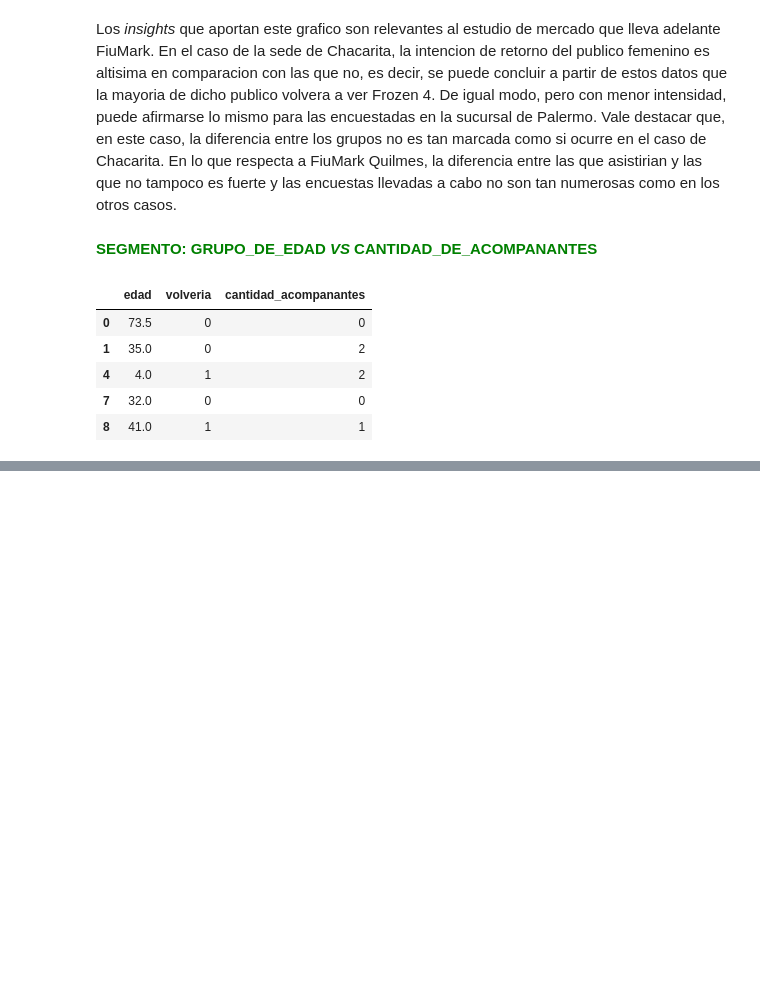
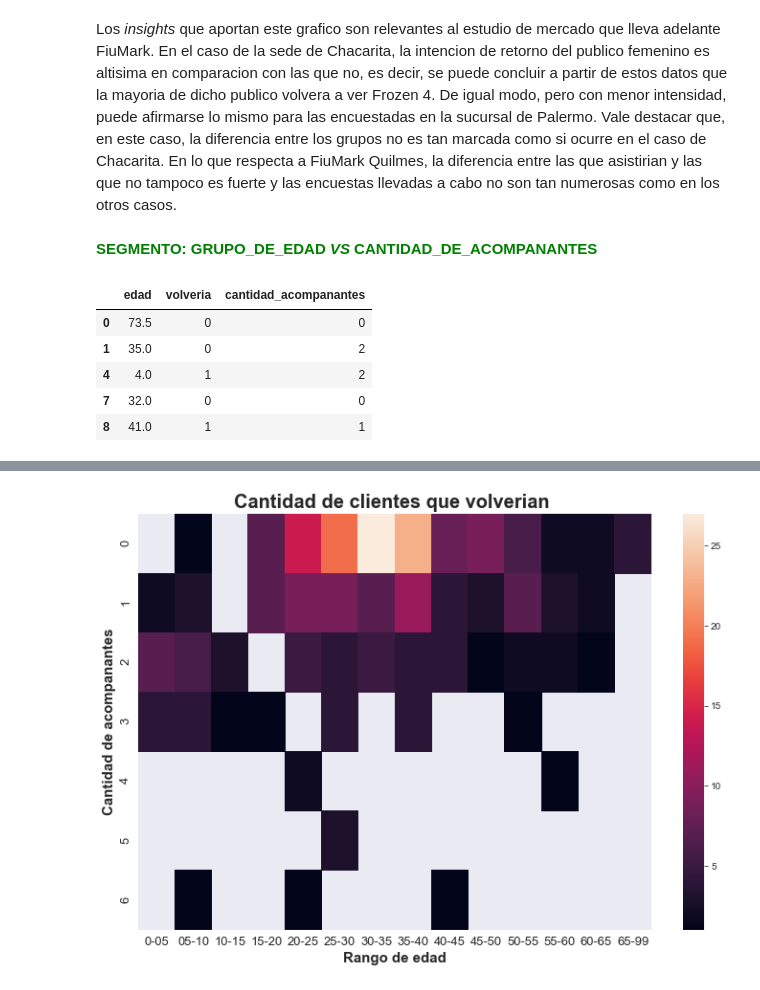
Before and after one commit to lionelguglielmone/OrgaDeCompusTP, a Jupyter notebook: tp1_main.ipynb, the cells around one changed output, grey strips where cells are left out. Saved outputs shown, nothing was run; the diff lists cells and outputs as text; code cells hidden in the pictures; blank space fills up the shorter version.

Commit message:
ultimas visualizaciones y comentarios sobre el analisis exploratorio de datos

```diff
--- a/tp1_main.ipynb
+++ b/tp1_main.ipynb
@@ -1365,0 +1325,20 @@ df_mayores_50_vs_cant_acompanantes.head()
+# %%
+#Armamos los grupos de edades para clasificar
+df_edad_vs_cant_acompanantes = df_edad_vs_cant_acompanantes.dropna()
+df_edad_vs_cant_acompanantes.loc[df_edad_vs_cant_acompanantes['edad']<=5, 'rango'] = '0-05'
+df_edad_vs_cant_acompanantes.loc[df_edad_vs_cant_acompanantes['edad']>5 , 'rango'] = '05-10'
+df_edad_vs_cant_acompanantes.loc[df_edad_vs_cant_acompanantes['edad']>=10 , 'rango'] = '10-15'
+df_edad_vs_cant_acompanantes.loc[df_edad_vs_cant_acompanantes['edad']>=15 , 'rango'] = '15-20'
+df_edad_vs_cant_acompanantes.loc[df_edad_vs_cant_acompanantes['edad']>=20 , 'rango'] = '20-25'
+df_edad_vs_cant_acompanantes.loc[df_edad_vs_cant_acompanantes['edad']>=25 , 'rango'] = '25-30'
+df_edad_vs_cant_acompanantes.loc[df_edad_vs_cant_acompanantes['edad']>=30 , 'rango'] = '30-35'
+df_edad_vs_cant_acompanantes.loc[df_edad_vs_cant_acompanantes['edad']>=35 , 'rango'] = '35-40'
+df_edad_vs_cant_acompanantes.loc[df_edad_vs_cant_acompanantes['edad']>=40 , 'rango'] = '40-45'
+df_edad_vs_cant_acompanantes.loc[df_edad_vs_cant_acompanantes['edad']>=45 , 'rango'] = '45-50'
+df_edad_vs_cant_acompanantes.loc[df_edad_vs_cant_acompanantes['edad']>=50 , 'rango'] = '50-55'
+df_edad_vs_cant_acompanantes.loc[df_edad_vs_cant_acompanantes['edad']>=55 , 'rango'] = '55-60'
+df_edad_vs_cant_acompanantes.loc[df_edad_vs_cant_acompanantes['edad']>=60 , 'rango'] = '60-65'
+df_edad_vs_cant_acompanantes.loc[df_edad_vs_cant_acompanantes['edad']>=65 , 'rango'] = '65-99'
+del df_edad_vs_cant_acompanantes['edad']
+df_edad_vs_cant_acompanantes['volveria']
+df_edad_vs_cant_acompanantes.head()
@@ -1365,0 +1354,7 @@ df_mayores_50_vs_cant_acompanantes.head()
+# %%
+df_edad_vs_cant_acompanantes_volverian = df_edad_vs_cant_acompanantes[df_edad_vs_cant_acompanantes['volveria']==1]
+df_edad_vs_cant_acompanantes_volverian['cantidad_volverian'] = df_edad_vs_cant_acompanantes_volverian.groupby(['rango','cantidad_acompanantes'])['volveria'].transform('count')
+df_edad_vs_cant_acompanantes_volverian = df_edad_vs_cant_acompanantes_volverian.sort_values('rango')
+df_edad_vs_cant_acompanantes_volverian = df_edad_vs_cant_acompanantes_volverian.drop_duplicates()
+del df_edad_vs_cant_acompanantes_volverian['volveria']
+df_edad_vs_cant_acompanantes_volverian.head()
@@ -1365,0 +1372,13 @@ df_mayores_50_vs_cant_acompanantes.head()
+# %%
+parametros_volverian_acompanantes_edad = df_edad_vs_cant_acompanantes_volverian.pivot("cantidad_acompanantes", "rango", "cantidad_volverian")
+plt.figure(figsize = (12,8))
+ax = sns.heatmap(parametros_volverian_acompanantes_edad)#,cmap="Blues")
+plt.tick_params(labelsize=13)
+
+sns.despine(left = True, bottom = True)
+plt.xlabel ('Rango de edad', fontweight = 'semibold', fontsize = 15)
+plt.ylabel ('Cantidad de acompanantes', fontweight = 'semibold', fontsize = 15)
+plt.title ('Cantidad de clientes que volverian ', fontweight = 'semibold', fontsize = 20)
+plt.show()
+# %% [output]
+[figure, added]
```
Also changed, not shown: parts of 14 cells of this notebook.
